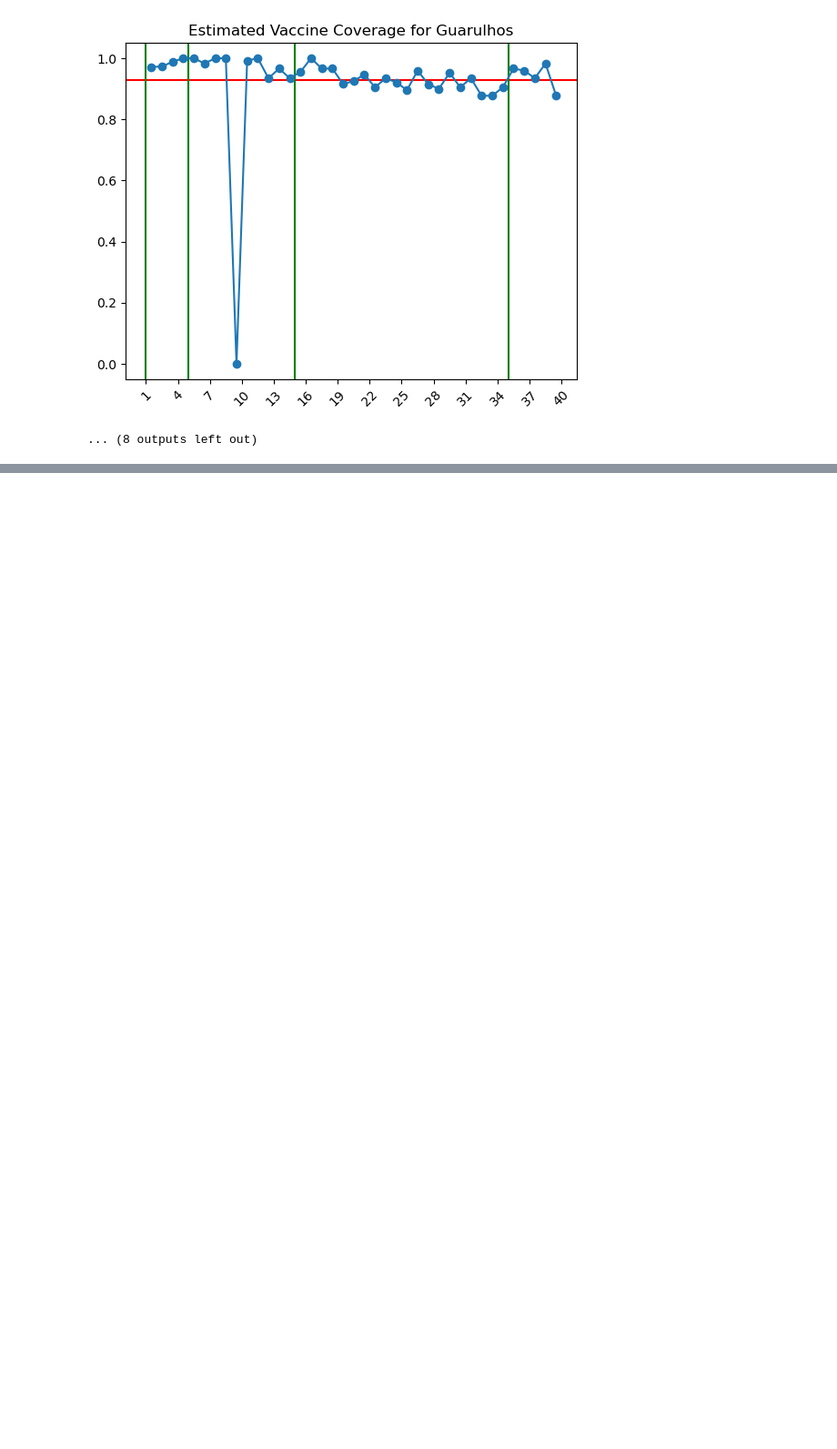
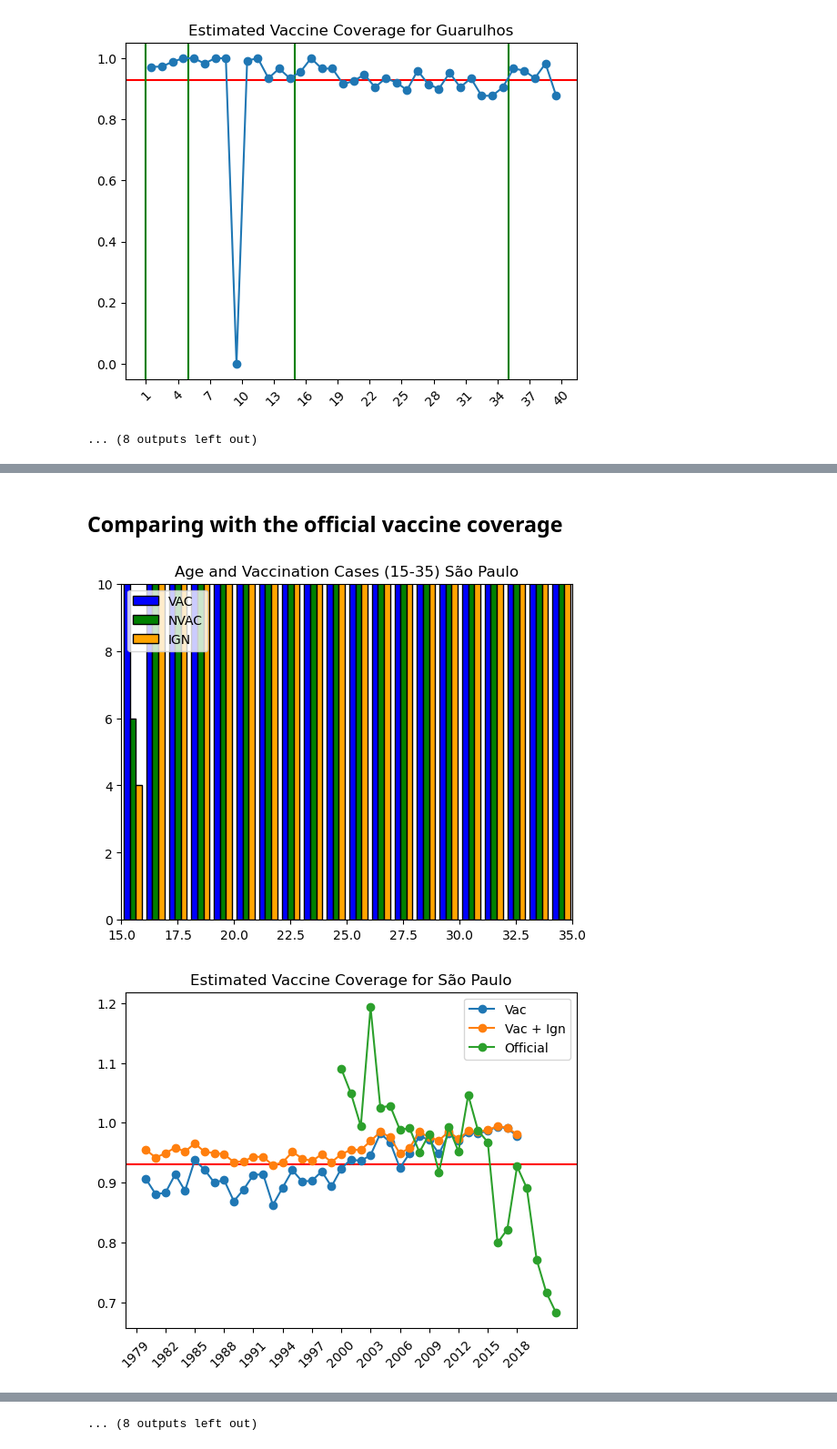
Before and after one commit to denisecammarota/measles-BR, a Jupyter notebook: Notebooks/Age_Vaccine_Estimated_Coverage.ipynb, the cells around one changed output, grey strips where cells are left out. Shown at 91% size. Drawn from its saved outputs; the diff is of its cells as text; code cells hidden in the pictures; blank space fills up the shorter version.

Commit message:
added official vaccine coverage

```diff
--- a/Notebooks/Age_Vaccine_Estimated_Coverage.ipynb
+++ b/Notebooks/Age_Vaccine_Estimated_Coverage.ipynb
@@ -139,0 +140,74 @@ for mun in first_10:
+# %% [markdown]
+## Comparing with the official vaccine coverage
+# %%
+df_1 = pd.read_csv('../Data/CV_TP_1_MUN.csv', encoding='cp1252', delimiter = ';', decimal = ',')
+df_1 = df_1.drop(df_1.tail(1).index)
+df_1['ID_MUNICIP'] = df_1['Município'].str[:6].astype(int)
+# %%
+df_1 = df_1[df_1['ID_MUNICIP'].isin(first_10)]
+# %%
+df_1 = df_1[['ID_MUNICIP','1999', '2000', '2001', '2002', '2003', '2004', '2005',
+       '2006', '2007', '2008', '2009', '2010', '2011', '2012', '2013', '2014',
+       '2015', '2016', '2017', '2018', '2019', '2020', '2021', '2022']]
+# %%
+first_10_years = [2019,2018,2020,2019,2020,2019,2018,2019,2019,2020]
+# %%
+i = 0
+for mun in first_10:
+    df_tmp = df_mun[df_mun['ID_MN_RESI'] == mun]
+    df_tmp = df_tmp[df_tmp['NU_IDADE_N'] <= 40]
+    mun_name = df_tmp['name'].unique()[0]
+    min_age = 0
+    max_age = 40
+    colors=['blue', 'green', 'orange']
+    names=['VAC', 'NVAC', 'IGN']
+    x_vac = list(df_tmp[df_tmp['CS_VACINA'] == 1]['NU_IDADE_N'])
+    x_nvac = list(df_tmp[df_tmp['CS_VACINA'] == 2]['NU_IDADE_N'])
+    x_ign = list(df_tmp[df_tmp['CS_VACINA'] == 9]['NU_IDADE_N'])
+    bins = plt.hist([x_vac, x_nvac, x_ign], color=colors, label=names, bins=np.arange(0,max_age+1,1), edgecolor = 'black')
+    plt.title('Age and Vaccination Cases (15-35) '+ str(mun_name))
+    plt.legend()
+    plt.xlim((15,35))
+    plt.ylim((0,10))
+    plt.show()
+    vacs = bins[0][0]
+    nvacs = bins[0][1]
+    ign = bins[0][2]
+    vacs = vacs[1:]
+    nvacs = nvacs[1:]
+    ign = ign[1:]
+    vacs = vacs
+    vacs_2 = vacs + ign
+    p_vacs = vacs/(vacs+nvacs)
+    p_vacs_2 = vacs_2/(vacs_2 + nvacs)
+    c_vacs = []
+    c_vacs_2 = []
+    for p in p_vacs:
+        if(p == np.nan):
+            c_vacs.append(np.nan)
+        elif(p == 0):
+            c_vacs.append(0)
+        else:
+            c_vacs.append(coverage_age(p,0.93))
+    for p in p_vacs_2:
+        if(p == np.nan):
+            c_vacs_2.append(np.nan)
+        elif(p == 0):
+            c_vacs_2.append(0)
+        else:
+            c_vacs_2.append(coverage_age(p,0.93))
+    plt.xticks(first_10_years[i] - np.arange(1,max_age+1,3), rotation = 45)
+    plt.axhline(0.93,color = 'r')
+    plt.title('Estimated Vaccine Coverage for '+ str(mun_name))
+    plt.plot(2019 - bins[1][1:-1],c_vacs,'-o', label = 'Vac')
+    plt.plot(2019 - bins[1][1:-1],c_vacs_2,'-o', label = 'Vac + Ign')
+    # plotting official data
+    df_1_tmp = df_1[df_1['ID_MUNICIP'] == mun]
+    df_1_tmp = df_1_tmp.drop(columns = 'ID_MUNICIP')
+    plt.plot(np.arange(2000,2023,1),df_1_tmp.iloc[: , 1:].T/100,'-o',label = 'Official')
+    plt.legend()
+    plt.show()
+    i = i+1
+# %% [output]
+[figure, added]
+[figure, added]
@@ -139,0 +224 @@ for mun in first_10:
+... (8 outputs left out)
```
Also changed, not shown: parts of 5 cells of this notebook.
